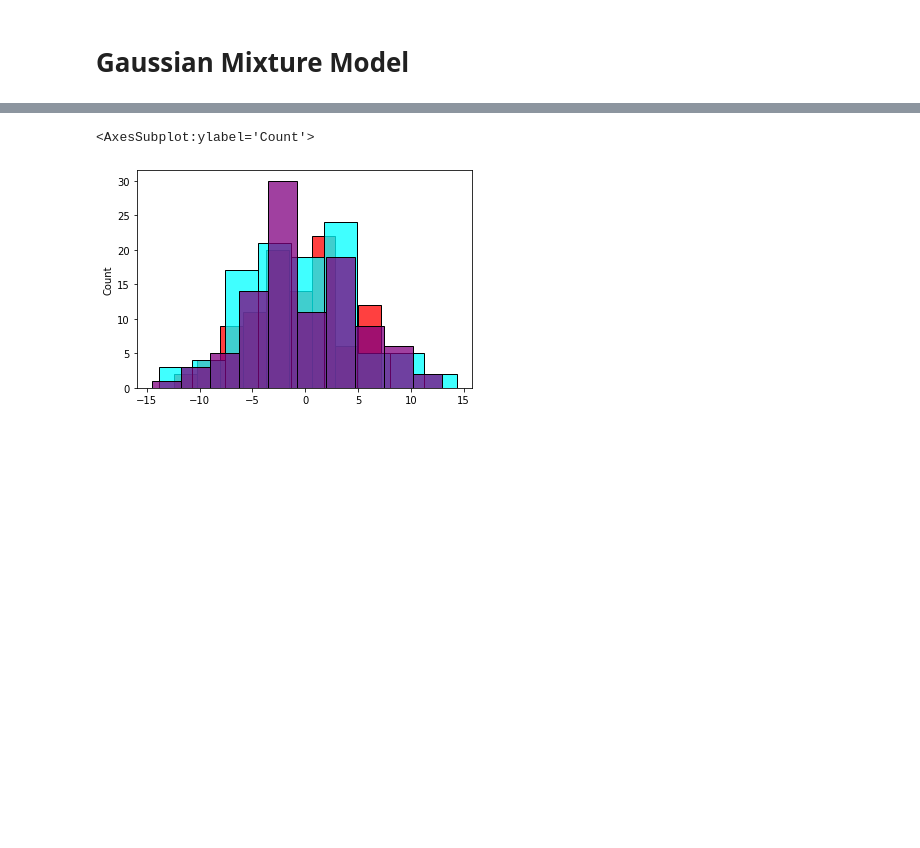
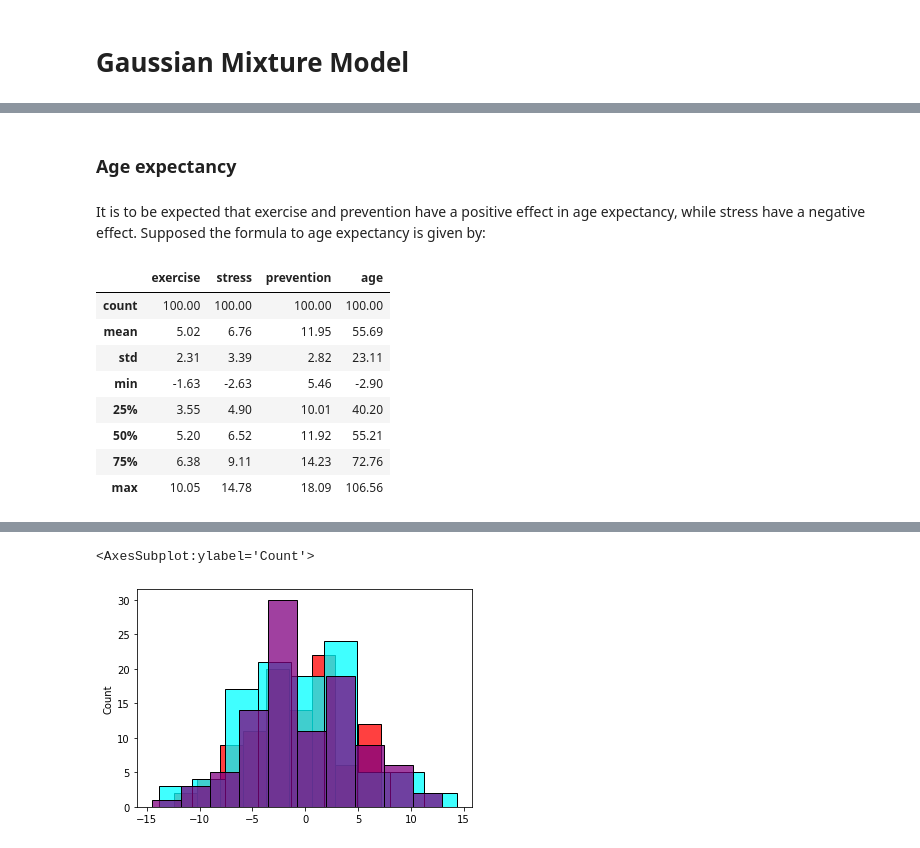
Before and after one commit to rknagao/studies, a Jupyter notebook: gmm/intro_gmm.ipynb, the cells around one changed output, grey strips where cells are left out. Cells and saved outputs as stored; diff of their text form; code cells hidden in the pictures; blank space fills up the shorter version.

```diff
--- a/gmm/intro_gmm.ipynb
+++ b/gmm/intro_gmm.ipynb
@@ -8,0 +60,4 @@ import seaborn as sns
+# %% [markdown]
+### Age expectancy
+# %% [markdown]
+It is to be expected that exercise and prevention have a positive effect in age expectancy, while stress have a negative effect. Supposed the formula to age expectancy is given by:
@@ -8,0 +66,12 @@ import seaborn as sns
+# %%
+df.describe().round(2)
+# %% [output]
+|  | exercise | stress | prevention | age |
+| count | 100.00 | 100.00 | 100.00 | 100.00 |
+| mean | 5.02 | 6.76 | 11.95 | 55.69 |
+| std | 2.31 | 3.39 | 2.82 | 23.11 |
+| min | -1.63 | -2.63 | 5.46 | -2.90 |
+| 25% | 3.55 | 4.90 | 10.01 | 40.20 |
+| 50% | 5.20 | 6.52 | 11.92 | 55.21 |
+| 75% | 6.38 | 9.11 | 14.23 | 72.76 |
+| max | 10.05 | 14.78 | 18.09 | 106.56 |
```
Also changed, not shown: parts of 23 cells of this notebook, 1 other file.
